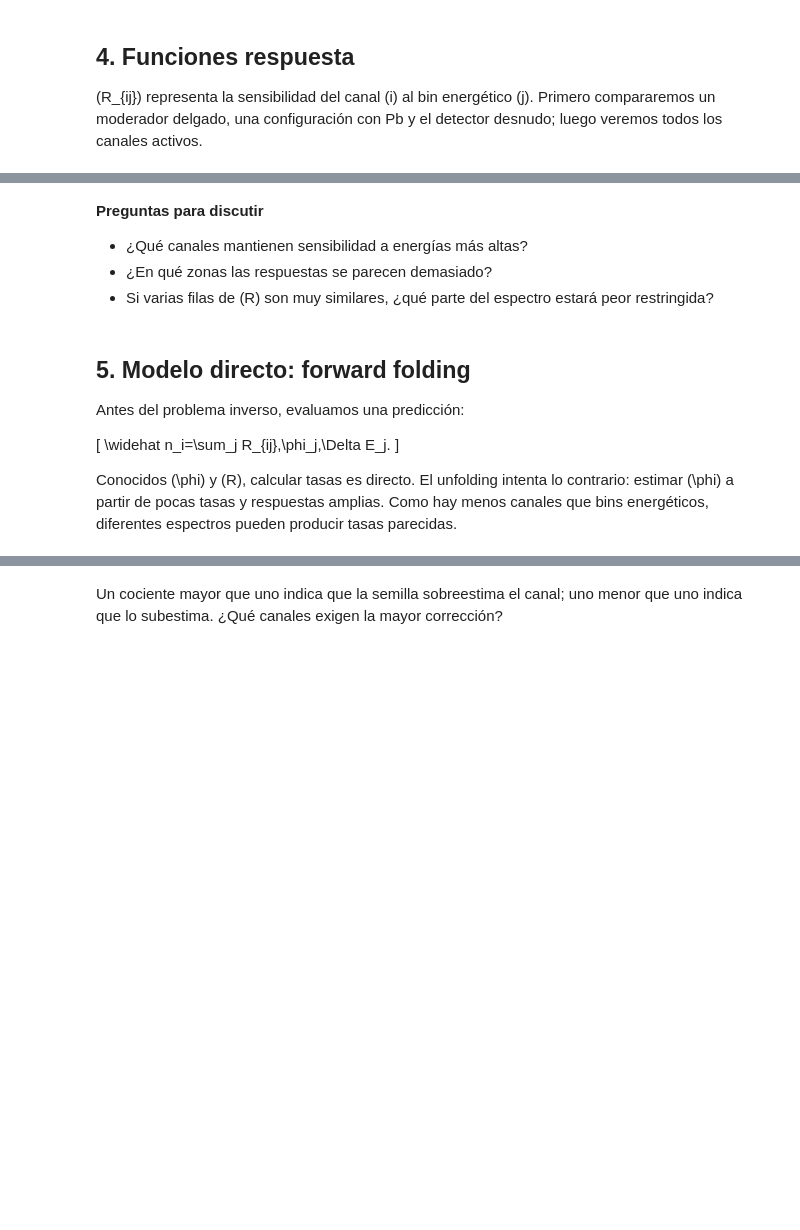
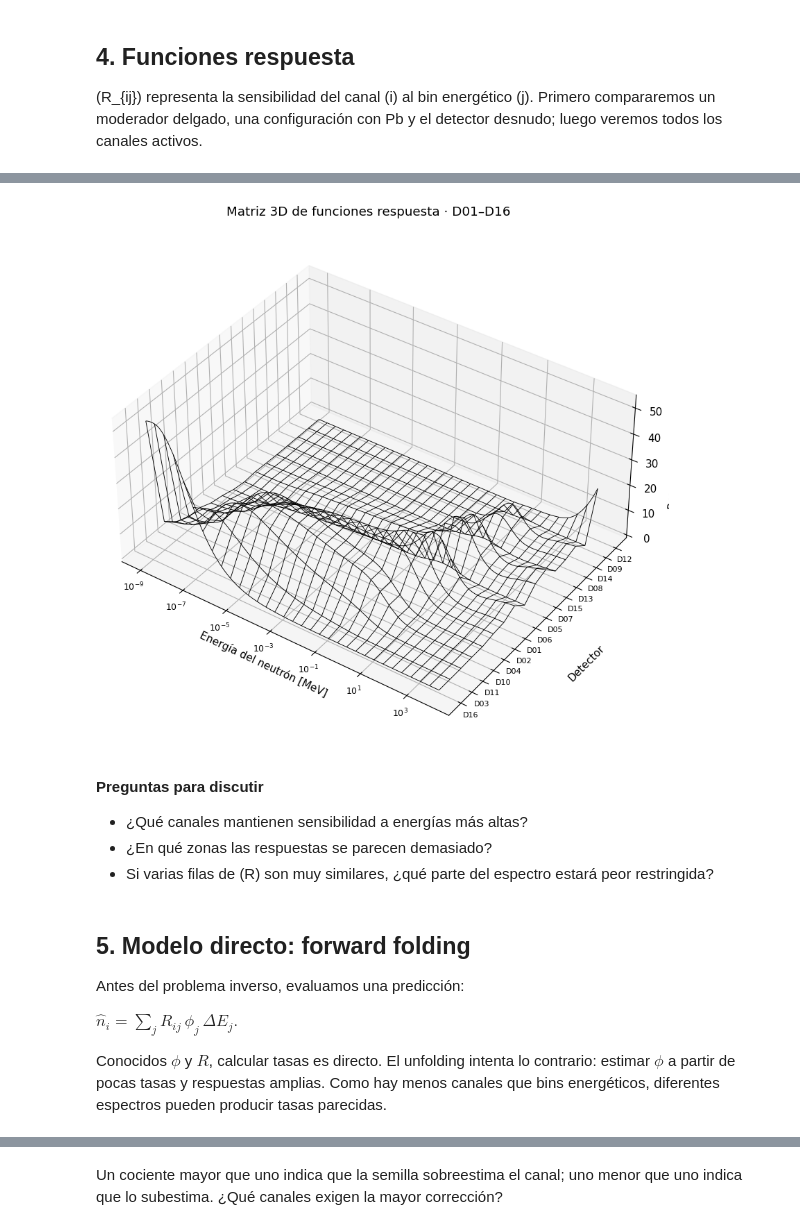
Before and after one commit to flopezus/cosmic-ray-neutron-spectrum-deconvolution-program, a Jupyter notebook: classroom/notebooks/unfolding_local.ipynb, the cells around one changed output, grey strips where cells are left out. Cells and saved outputs as stored; diff of their text form; code cells hidden in the pictures; blank space fills up the shorter version.

```diff
--- a/classroom/notebooks/unfolding_local.ipynb
+++ b/classroom/notebooks/unfolding_local.ipynb
@@ -197,3 +251,64 @@ plt.show()
+# %%
+# Matriz completa D01–D16 solo para esta comparación visual.
+# El orden reproduce la lectura por columnas de la leyenda de referencia.
+detector_order_3d = [
+    "D16", "D03", "D11", "D10", "D04", "D02", "D01", "D06",
+    "D05", "D07", "D15", "D13", "D08", "D14", "D09", "D12",
+]
+
+response_matrix_16, _, response_metadata_16 = load_response_matrix(
+    CONFIG_FILE, include_inactive=True,
+)
+row_by_channel = {
+    channel: row
+    for row, channel in enumerate(response_metadata_16["Canal"])
+}
+response_3d = response_matrix_16[
+    [row_by_channel[channel] for channel in detector_order_3d]
+]
+
+log_energy = np.log10(energy_mid)
+detector_position = np.arange(len(detector_order_3d))
+energy_grid, detector_grid = np.meshgrid(log_energy, detector_position)
+
+fig = plt.figure(figsize=(15, 9))
+axis = fig.add_subplot(111, projection="3d")
+axis.plot_wireframe(
+    energy_grid,
+    detector_grid,
+    response_3d,
+    rstride=1,
+    cstride=4,
+    color="black",
+    linewidth=0.65,
+)
+
+energy_exponents = np.arange(-9, 5, 2)
+energy_exponents = energy_exponents[
+    (energy_exponents >= np.floor(log_energy.min()))
+    & (energy_exponents <= np.ceil(log_energy.max()))
+]
+axis.set_xticks(energy_exponents)
+axis.set_xticklabels([
+    rf"$10^{{{exponent}}}$" for exponent in energy_exponents
+])
+axis.set_yticks(detector_position)
+axis.set_yticklabels(detector_order_3d)
+axis.set(
+    xlabel="Energía del neutrón [MeV]",
+    ylabel="Detector",
+    zlabel=r"Respuesta [cm$^2$]",
+    title="Matriz 3D de funciones respuesta · D01–D16",
+)
+axis.tick_params(axis="x", labelsize=9, pad=2)
+axis.tick_params(axis="y", labelsize=8, pad=0)
+axis.yaxis.labelpad = 18
+axis.view_init(elev=38, azim=-55)
+axis.set_box_aspect((2.2, 1.8, 1.0))
+fig.subplots_adjust(left=0.02, right=0.92, bottom=0.05, top=0.90)
+plt.show()
+# %% [output]
+[figure, added]
 # %% [markdown]
 **Preguntas para discutir**
 
@@ -205,11 +320,11 @@ plt.show()
 
 Antes del problema inverso, evaluamos una predicción:
 
-\[
+$
 \widehat n_i=\sum_j R_{ij}\,\phi_j\,\Delta E_j.
-\]
+$
 
-Conocidos \(\phi\) y \(R\), calcular tasas es directo. El unfolding intenta lo contrario: estimar \(\phi\) a partir de pocas tasas y respuestas amplias. Como hay menos canales que bins energéticos, diferentes espectros pueden producir tasas parecidas.
+Conocidos $\phi$ y $R$, calcular tasas es directo. El unfolding intenta lo contrario: estimar $\phi$ a partir de pocas tasas y respuestas amplias. Como hay menos canales que bins energéticos, diferentes espectros pueden producir tasas parecidas.
 # %%
 seed_spectrum, water_fraction = load_seed_spectrum(CONFIG_FILE, SEED_NUMBER)
 seed_flux = seed_spectrum["Flujo diferencial"].to_numpy()
```
Also changed, not shown: parts of 30 cells of this notebook.
